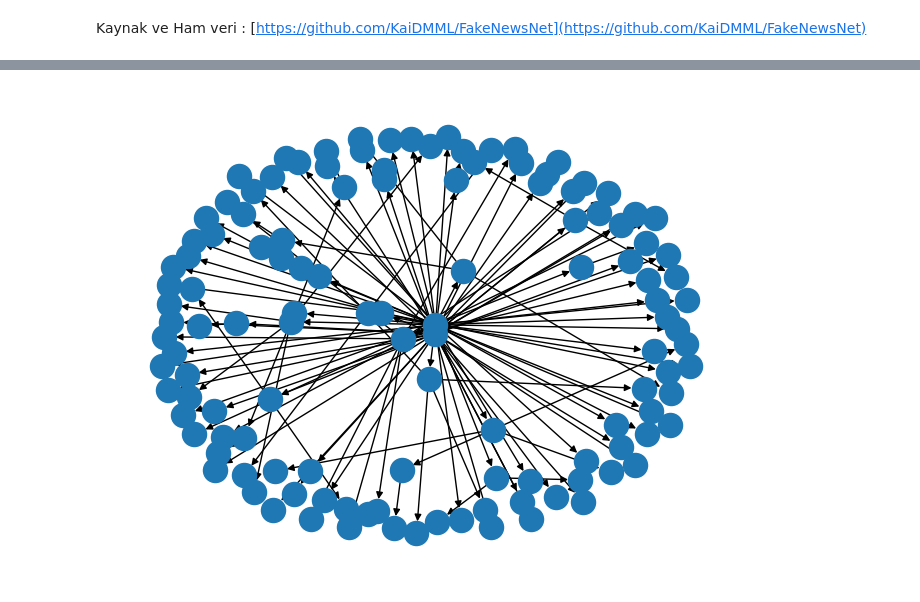
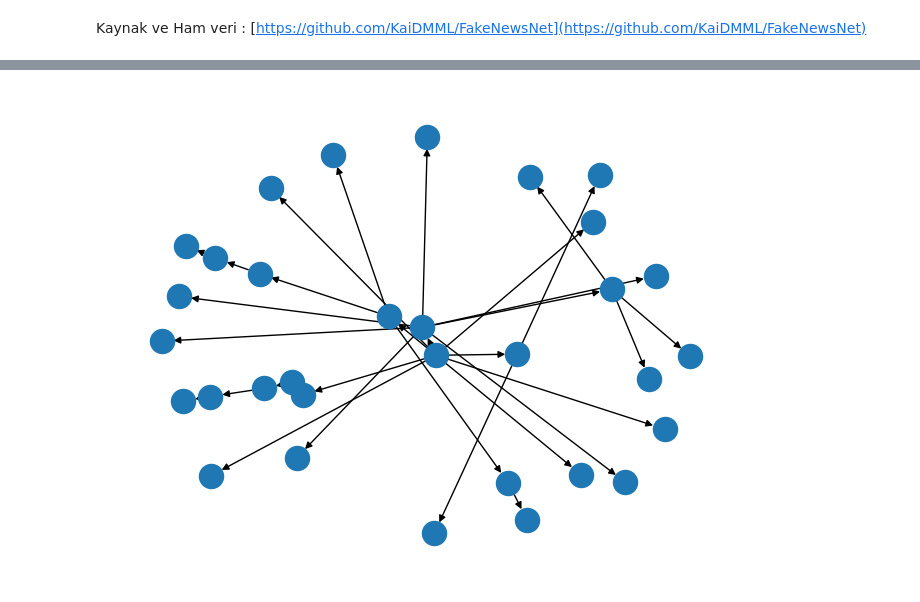
Before and after one commit to YasirAltun/sahte-haber-GNN, a Jupyter notebook: sahte_haber_GNN.ipynb, the cells around one changed output, grey strips where cells are left out. Drawn from its saved outputs; the diff is of its cells as text; code cells hidden in the pictures.

Commit message:
politifact için kodlar düzenlendi

```diff
--- a/sahte_haber_GNN.ipynb
+++ b/sahte_haber_GNN.ipynb
@@ -20,7 +107,7 @@ Kaynak ve Ham veri : [https://github.com/KaiDMML/FakeNewsNet](https://github.com
 # %%
 from torch_geometric.datasets import UPFD
-train_data = UPFD(root=".", name="gossipcop", feature="content", split="train")
-test_data = UPFD(root=".", name="gossipcop", feature="content", split="test")
+train_data = UPFD(root=".", name="politifact", feature="content", split="train")
+test_data = UPFD(root=".", name="politifact", feature="content", split="test")
 print("Train Samples: ", len(train_data))
 print("Test Samples: ", len(test_data))
 
@@ -94 +181 @@ Successfully installed nvidia-cublas-cu12-12.1.3.1 nvidia-cuda-cupti-cu12-12.1.1
-[figure, old version]
+[figure, new version]
```
Also changed, not shown: parts of 4 cells of this notebook, 1 other file.
